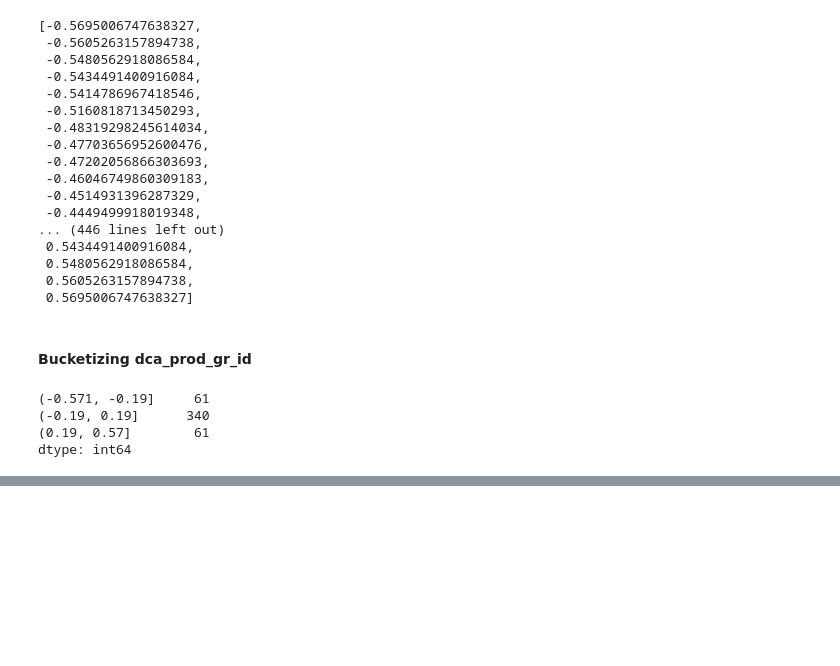
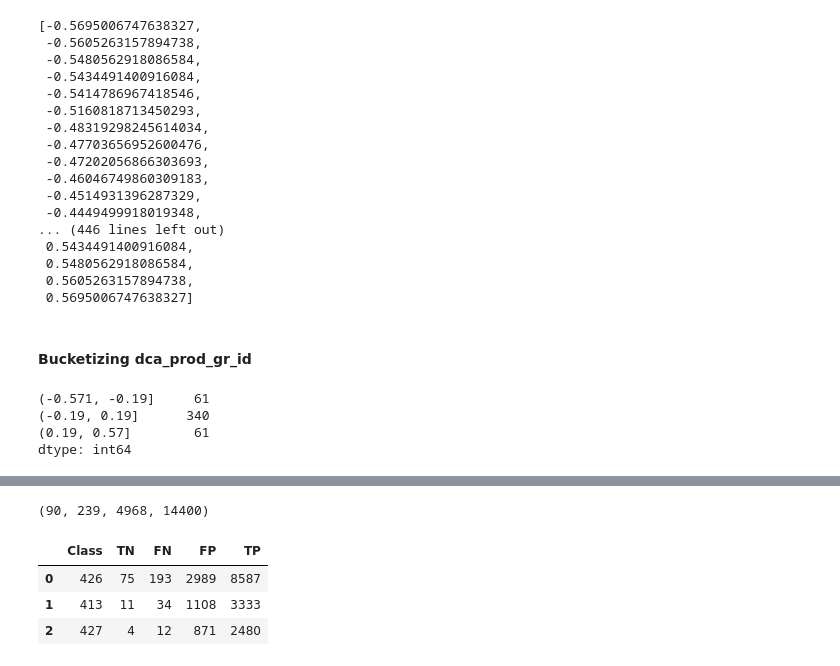
Before and after one commit to KonuTech/gfk_ml_ops_data_analyst, a Jupyter notebook: Profiler.ipynb, the cells around one changed output, grey strips where cells are left out. Saved outputs shown, nothing was run; the diff lists cells and outputs as text; code cells hidden in the pictures; blank space fills up the shorter version.

```diff
--- a/Profiler.ipynb
+++ b/Profiler.ipynb
@@ -882,0 +960,2 @@ dtype: int64
+# %%
+TN, FN, FP, TP = cm[0][0], cm[1][0], cm[0][1], cm[1][1]
@@ -882,0 +989,10 @@ dtype: int64
+# %%
+for product in set(df['prod_gr_id']):
+    print(product)
+
+    sample = df.loc[df['prod_gr_id'] == product]
+    print(sample.shape)
+
+    cm = confusion_matrix(sample['class_acctual'], sample['predict_automatch'].notnull())
+    TN, FN, FP, TP = cm[0][0], cm[1][0], cm[0][1], cm[1][1]
+    print(TN, FN, FP, TP)
@@ -882,0 +1009,35 @@ dtype: int64
+# %%
+get_cm(
+    data_frame=df,
+    acctuals='class_acctual',
+    predictions='predict_automatch'
+)
+# %% [output]
+(90, 239, 4968, 14400)
+# %%
+def get_class_cm(data_frame, acctuals, predictions, column_to_group_by):
+
+    data = pd.DataFrame(columns=['Class', 'TN', 'FN', 'FP', 'TP'])
+
+    for group in set(data_frame[column_to_group_by]):
+        sample = data_frame.loc[data_frame[column_to_group_by] == group]
+
+        cm = confusion_matrix(sample[acctuals], sample[predictions].notnull())
+        TN, FN, FP, TP = cm[0][0], cm[1][0], cm[0][1], cm[1][1]
+
+        data = data.append({'Class': group, 'TN': TN, 'FN': FN, 'FP': FP, 'TP': TP}, ignore_index=True)
+
+    return data
+# %%
+cm_by_class = get_class_cm(data_frame=df,
+    acctuals='class_acctual',
+    predictions='predict_automatch',
+    column_to_group_by='prod_gr_id'
+)
+# %%
+cm_by_class
+# %% [output]
+|  | Class | TN | FN | FP | TP |
+| 0 | 426 | 75 | 193 | 2989 | 8587 |
+| 1 | 413 | 11 | 34 | 1108 | 3333 |
+| 2 | 427 | 4 | 12 | 871 | 2480 |
```
Also changed, not shown: parts of 25 cells of this notebook, 5 other files.
